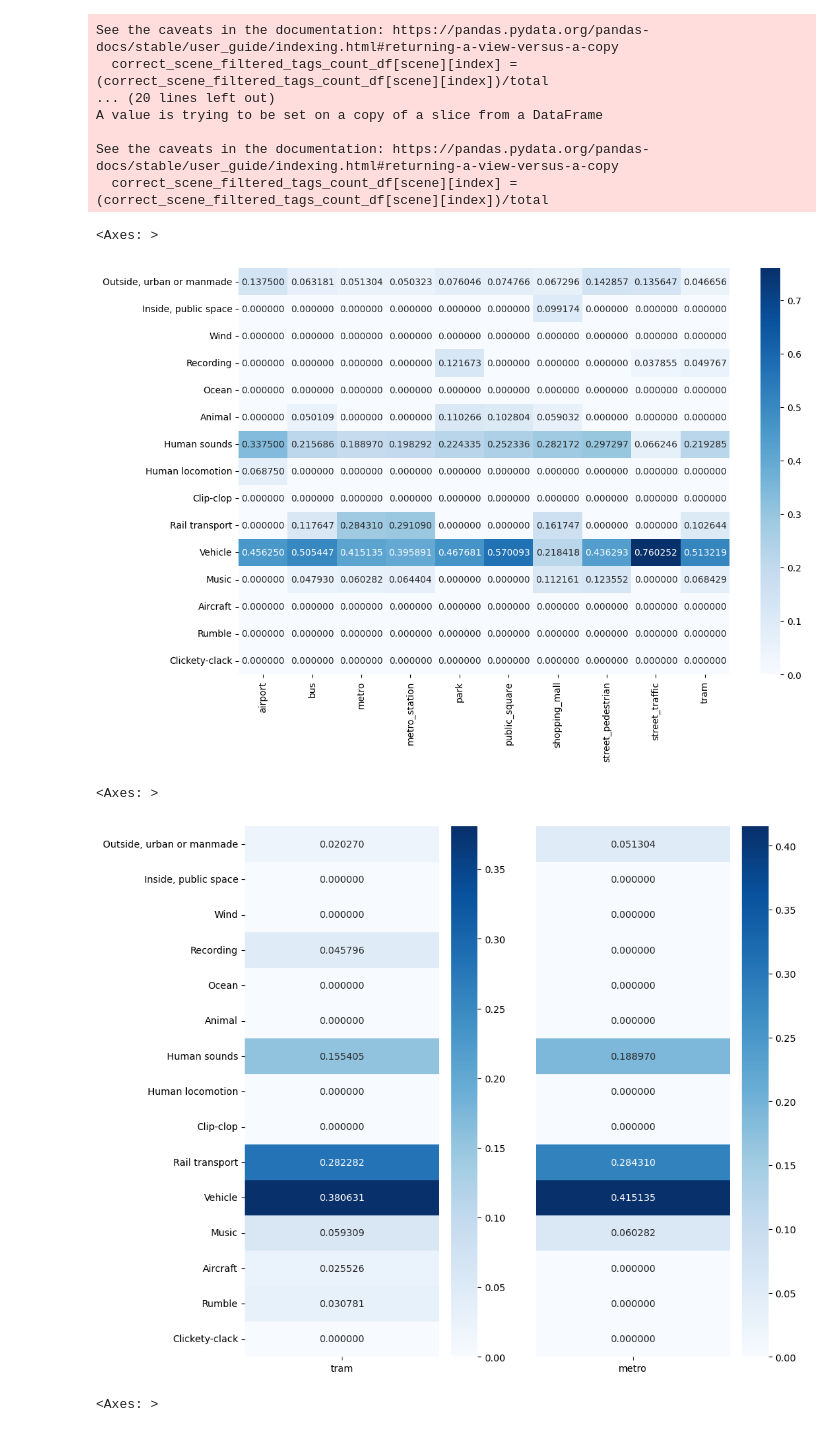
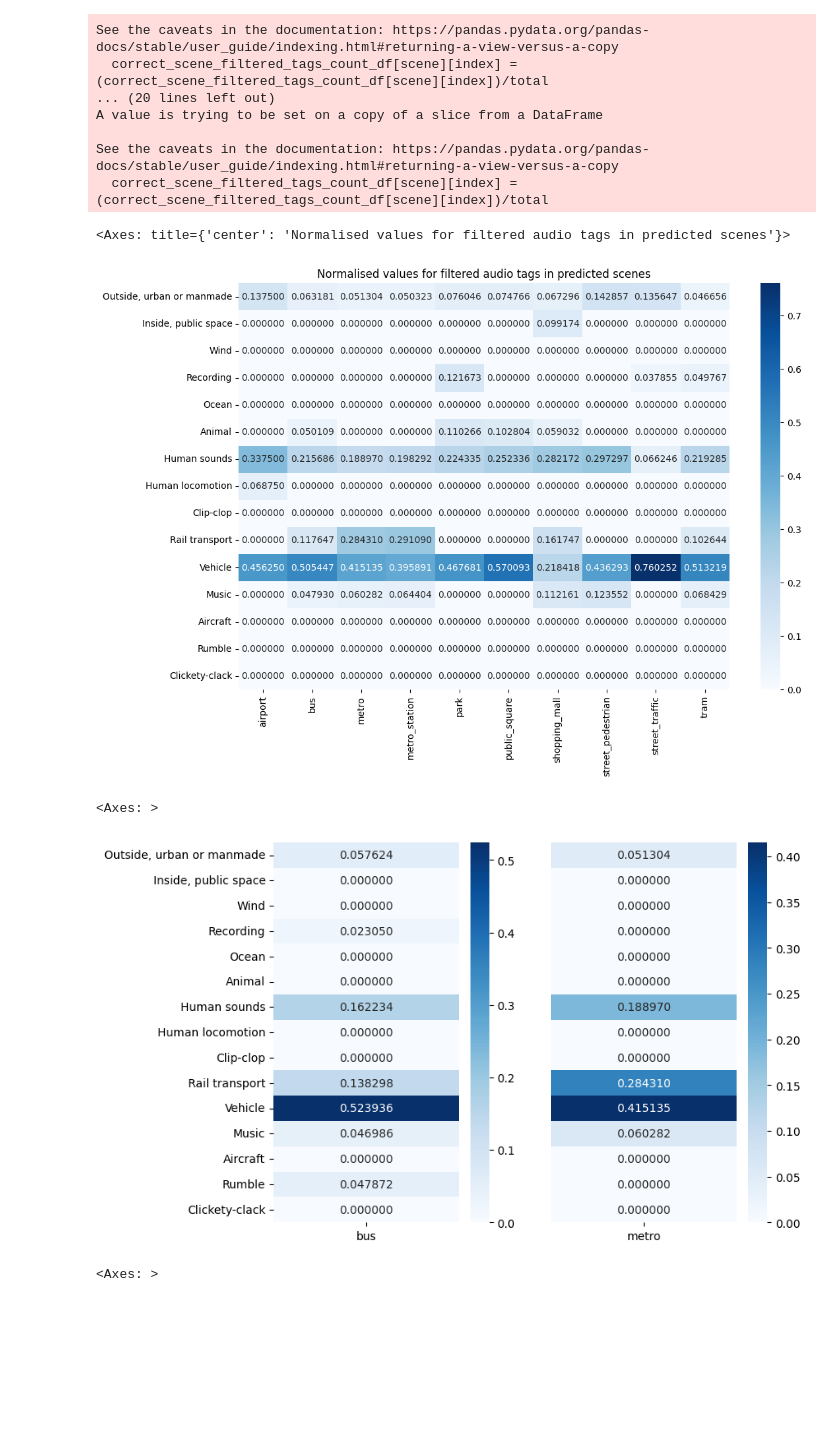
Before and after one commit to darshitttt/Scene_X_Events, a Jupyter notebook: proper_OrgSceneTags.ipynb, the cells around one changed output. Drawn from its saved outputs; the diff is of its cells as text; code cells hidden in the pictures; blank space fills up the shorter version.

```diff
--- a/proper_OrgSceneTags.ipynb
+++ b/proper_OrgSceneTags.ipynb
@@ -132,23 +149,19 @@ for scene in scenes:
 # Creating a dataframe
 scene_tag_counts_df = pd.DataFrame.from_dict(scene_tag_counts)
 
-# Normalizing the counts
+# Actually counting the filtered tags based on a threshold
 for scene in scenes:
-    # Here we normalized the counts using the total number of files for each scene
-    # This gives us the number of times a tag was predicted against the total number of files for that scene
-    # We then divide by the total number of files for that scene
-
-        # THis approach worked out for the earlier idea, now the idea is to look at a subset of tags
-    total = df['labels'].value_counts()[scene]
+    # Need commenting after we have decided upon an approach
+    total_files = df['labels'].value_counts()[scene]
+    #total_tags_per_scene = scene_tag_counts_df[scene].sum()
 
     for index in scene_tag_counts_df.index:
         #scene_tag_counts_df[scene][index] = (scene_tag_counts_df[scene][index])/total
         tag = index
-        if (scene_tag_counts_df[scene][index])/total > 0.1:
+        if (scene_tag_counts_df[scene][index])/total_files > 0.1:
             if index in rearranged_filtered_tags:
                 scene_filtered_tags_counts[scene][index] += (scene_tag_counts_df[scene][index])
             else:
-                print(index)
                 while tag not in rearranged_filtered_tags:
                     tag = get_immediate_parent_class_label(tag)
                 scene_filtered_tags_counts[scene][tag] += (scene_tag_counts_df[scene][index])
@@ -206,5 +221,5 @@ sns.heatmap(scene_filtered_tags_counts_df, fmt='f', annot=True, cmap='Blues')
 # %%
-# Now we want to understand the model behavior for all the correctly predicted scene labels
+# Now we want to understand the model behavior
 # We will use the audio tags from the original dataset to understand the patterns that the model might have observed
 correct_scene_tags_count = defaultdict(dict)
 correct_scene_filtered_tags_count = defaultdict(dict)
@@ -217,21 +232,27 @@ for scene in scenes:
 # Counting
 for i, row in df.iterrows():
     tags = row['audio_tags_org']
+    # We can change the following condition in order to see the behavior of the model for a specific type of predictions (correctly predicted or mispredicted)
+    # if this condition is commented, that means we are observing the behavior of all the PREDICTIONS
     #if row['labels'] != row['scene_preds']:
     for tag in tags:
         correct_scene_tags_count[row['scene_preds']][tag] += 1
 
-# Counting the filtered tags for correctly predicted scenes
+# Counting the filtered tags
 for scene in scenes:
     #total = len(df[df['labels'] == scene][df['scene_preds']!=scene])
-    total = len(df[df['scene_preds']==scene])
+
+    # As was the case earlier, we are only considering audio tags having a threshold of 14%
+    #total = len(df[df['scene_preds']==scene])
+    total = df['scene_preds'].value_counts()[scene]
     for tag in all_tags:
         index = tag
+        print(index)
         if (correct_scene_tags_count[scene][tag])/total > 0.14:
+            # We then merge the tag count to the filtered tags
             if tag in rearranged_filtered_tags:
                 correct_scene_filtered_tags_count[scene][tag] += (correct_scene_tags_count[scene][tag])
             else:
-                print(scene,index)
                 while index not in rearranged_filtered_tags:
                     index = get_immediate_parent_class_label(index)
                 correct_scene_filtered_tags_count[scene][index] += (correct_scene_tags_count[scene][tag])
@@ -282,19 +305,20 @@ See the caveats in the documentation: https://pandas.pydata.org/pandas-docs/stab
   correct_scene_filtered_tags_count_df[scene][index] = (correct_scene_filtered_tags_count_df[scene][index])/total
 # %%
 plt.figure(figsize=(12,8))
+plt.title('Normalised values for filtered audio tags in predicted scenes')
 sns.heatmap(correct_scene_filtered_tags_count_df, fmt='f', annot=True, cmap='Blues')
 # %% [output]
-<Axes: >
+<Axes: title={'center': 'Normalised values for filtered audio tags in predicted scenes'}>
-[figure, old version]
+[figure, new version]
 # %%
-plt.figure(figsize=(10,10))
+plt.figure(figsize=(8,6))
 plt.subplot(1, 2, 1)
-sns.heatmap(scene_filtered_tags_counts_df[['tram']], fmt='f', annot=True, cmap='Blues')
+sns.heatmap(scene_filtered_tags_counts_df[['bus']], fmt='f', annot=True, cmap='Blues')
 plt.subplot(1, 2, 2)
 sns.heatmap(correct_scene_filtered_tags_count_df[['metro']], fmt='f', annot=True, cmap='Blues', yticklabels=False)
 # %% [output]
 <Axes: >
-[figure, old version]
+[figure, new version]
 # %%
 from sklearn.metrics import confusion_matrix
 
```
Also changed, not shown: parts of 9 cells of this notebook, 3 other files.
